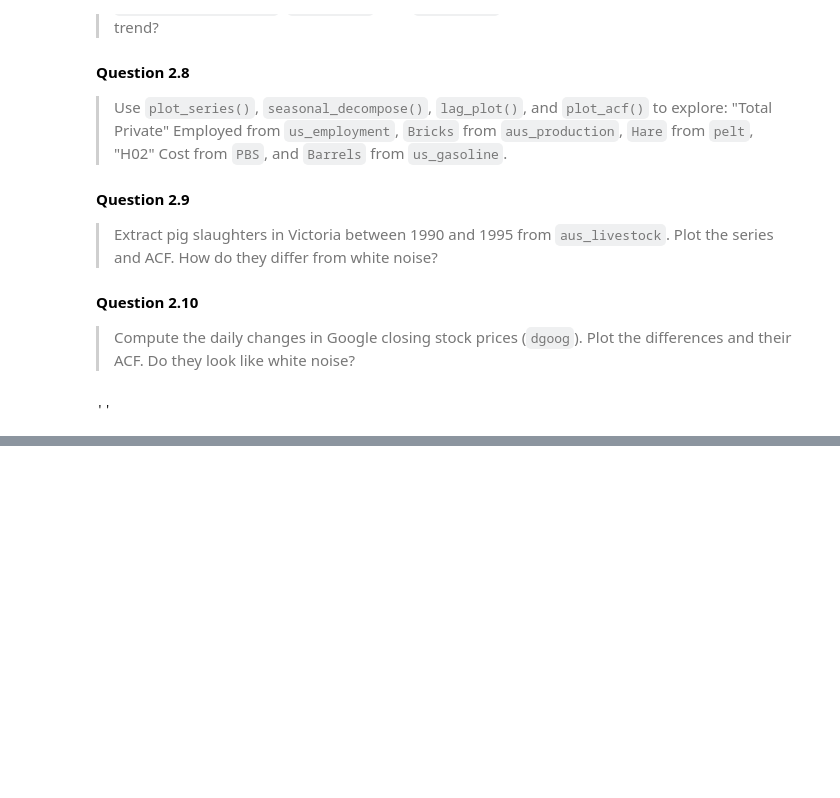
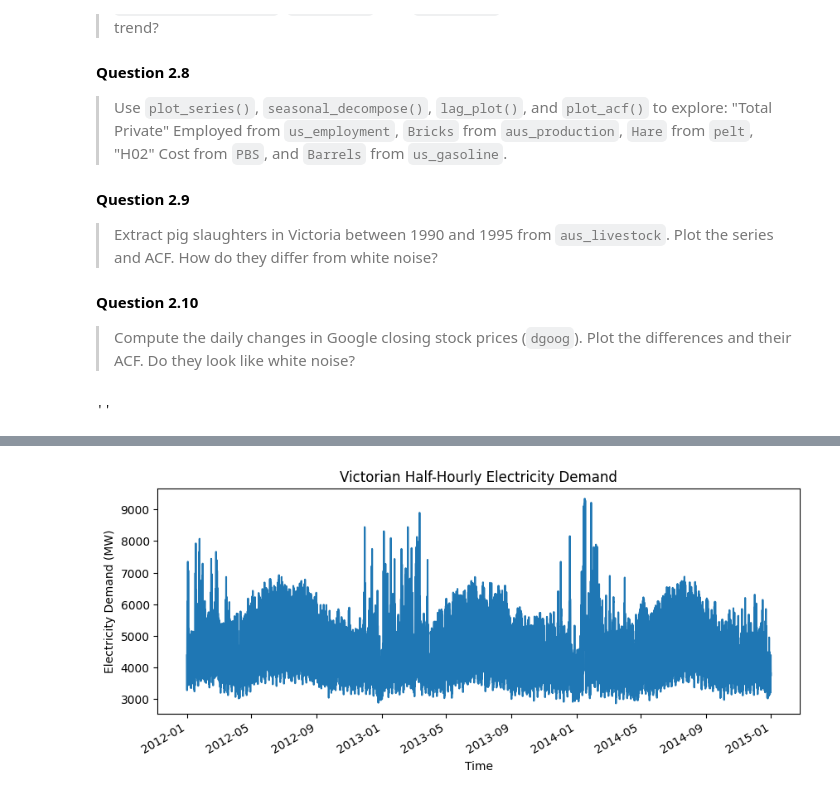
Before and after one commit to ALang624/DSE6230-forecasting-class-course-materials, a Jupyter notebook: assignments/week01_assignment.ipynb, the cells around one changed output, grey strips where cells are left out. Drawn from its saved outputs; the diff is of its cells as text; code cells hidden in the pictures; blank space fills up the shorter version.

```diff
--- a/assignments/week01_assignment.ipynb
+++ b/assignments/week01_assignment.ipynb
@@ -166,0 +256,15 @@ In Case #4, as stated within the case itself, there are a small selection of obv
+# %%
+# Final Plot - **JUST THE LAST ONE, VIC ELEC**
+demand = vic_elec[vic_elec['unique_id'] == 'Demand'].set_index('ds')['y']
+ax = demand.plot(figsize=(10, 4))
+ax.set_xlabel('Time') # X-Axis Label
+ax.set_ylabel('Electricity Demand (MW)') # Y-Axis Label
+ax.set_title('Victorian Half-Hourly Electricity Demand') # Title
+plt.show()
+
+# ANALYSIS
+# As seen within the graph below, there exists three particularly notable peaks: the winters of each year listed.
+# Likely there is a high demand for electric usage during these periods for warming homes, with a less severe
+# but still notable increase during the prime of summer when air conditioners would be used.
+# %% [output]
+[figure, added]
```
Also changed, not shown: parts of 21 cells of this notebook.
